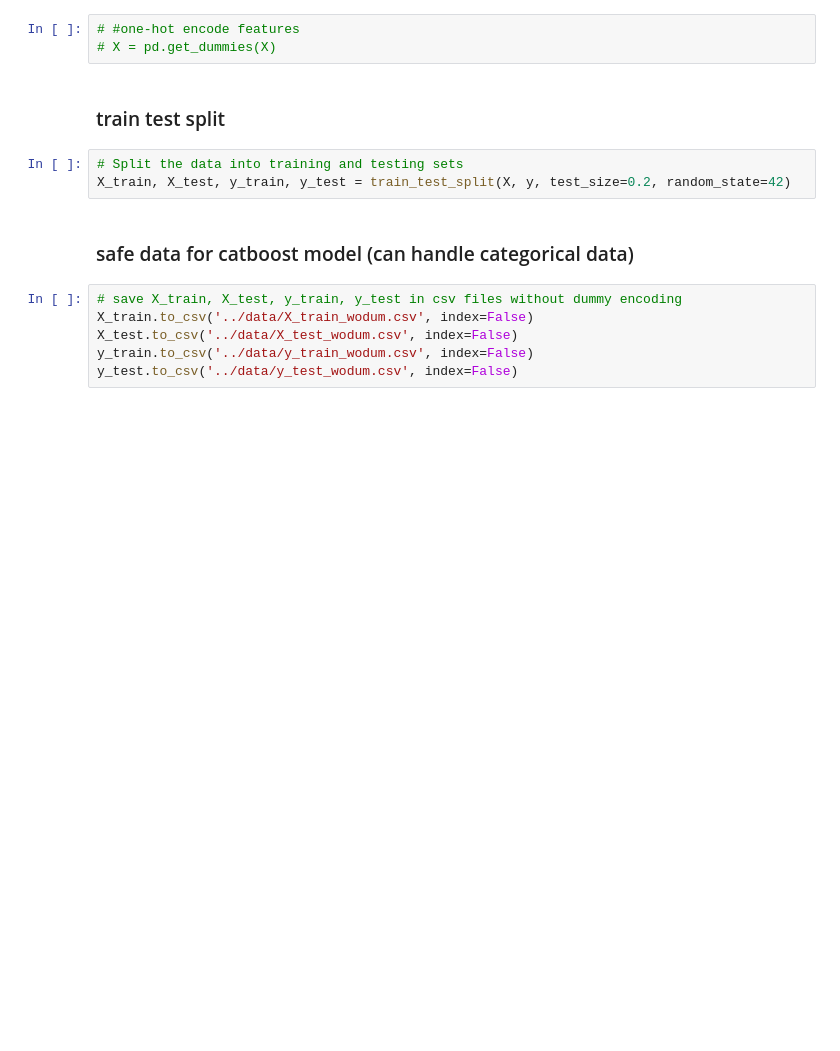
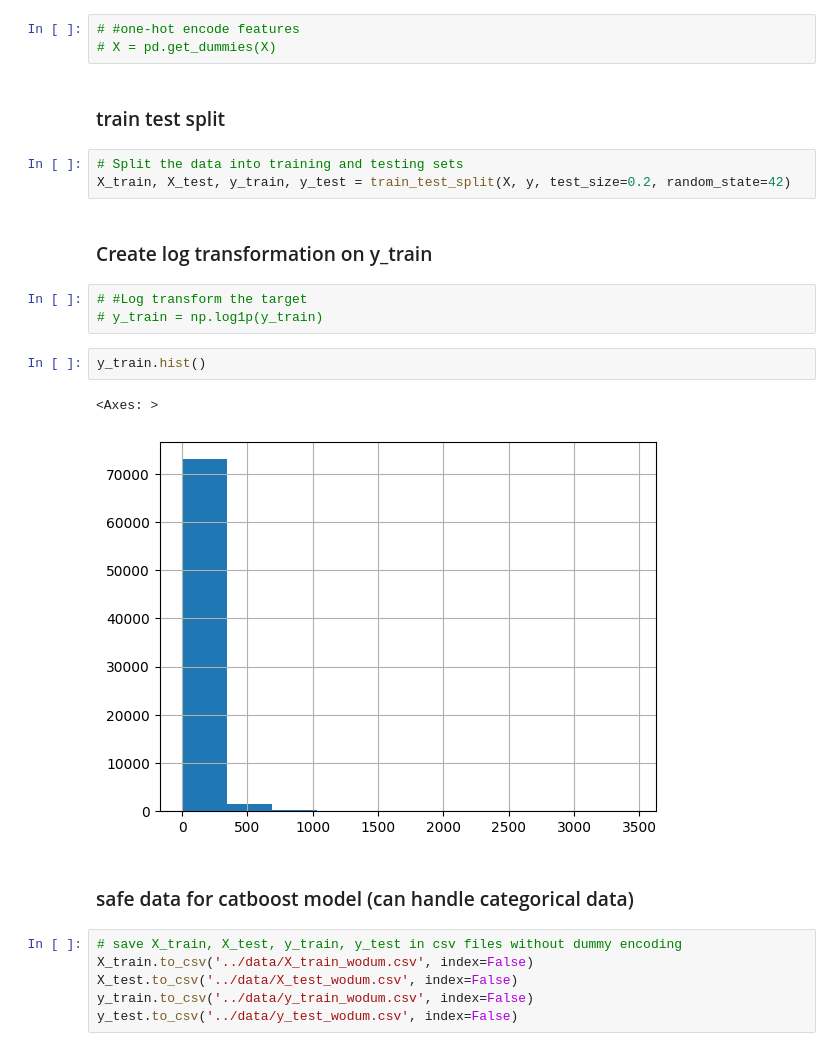
Before and after one commit to marenbor/ml_project_flight_delays, a Jupyter notebook: notebooks/02_Feature_engineering.ipynb, the cells around one changed output. Drawn from its saved outputs; the diff is of its cells as text; blank space fills up the shorter version.

```diff
--- a/notebooks/02_Feature_engineering.ipynb
+++ b/notebooks/02_Feature_engineering.ipynb
@@ -65,6 +60,16 @@ y.hist()
 # %%
 # Split the data into training and testing sets
 X_train, X_test, y_train, y_test = train_test_split(X, y, test_size=0.2, random_state=42)
+# %% [markdown]
+### Create log transformation on y_train
+# %%
+# #Log transform the target
+# y_train = np.log1p(y_train)
+# %%
+y_train.hist()
+# %% [output]
+<Axes: >
+[figure, added]
 # %% [markdown]
 ### safe data for catboost model (can handle categorical data)
 # %%
```
Also changed, not shown: parts of 8 cells of this notebook, 7 other files.
